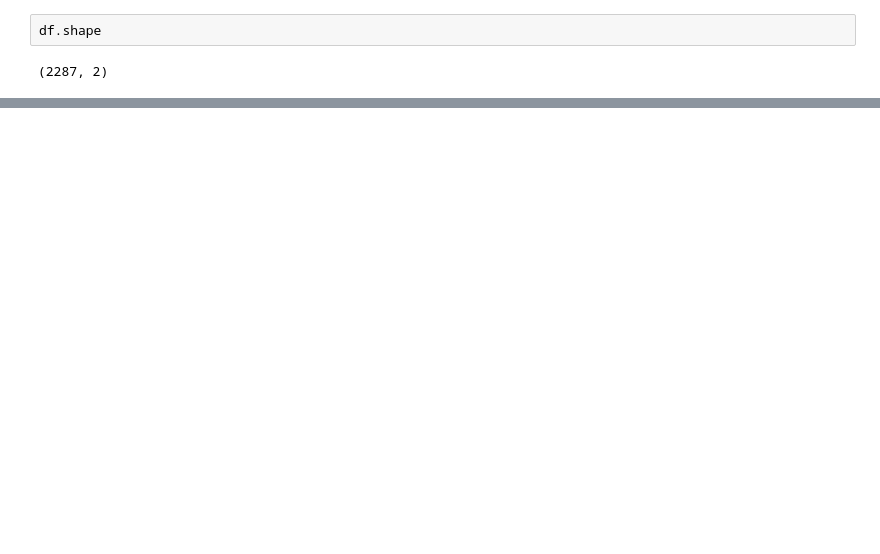
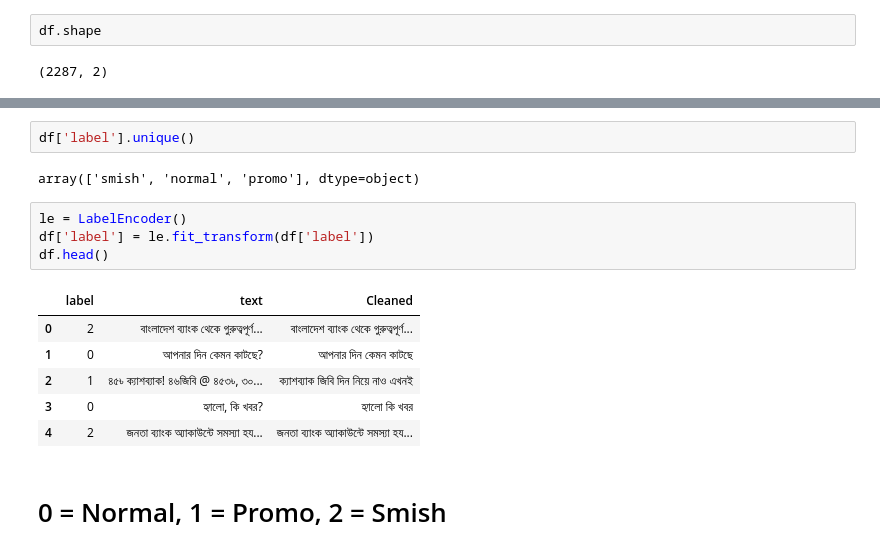
Before and after one commit to S4DIB/bengali-sms-fraud-detection-using-supervised-learning, a Jupyter notebook: Bengali Sms Fraud Detection.ipynb, the cells around one changed output, grey strips where cells are left out. Saved outputs shown, nothing was run; the diff lists cells and outputs as text; blank space fills up the shorter version.

```diff
--- a/Bengali Sms Fraud Detection.ipynb
+++ b/Bengali Sms Fraud Detection.ipynb
@@ -44,0 +85,17 @@ NameError: name 'df' is not defined
+# %%
+df['label'].unique()
+# %% [output]
+array(['smish', 'normal', 'promo'], dtype=object)
+# %%
+le = LabelEncoder()
+df['label'] = le.fit_transform(df['label'])
+df.head()
+# %% [output]
+|  | label | text | Cleaned |
+| 0 | 2 | বাংলাদেশ ব্যাংক থেকে গুরুত্বপূর্ণ... | বাংলাদেশ ব্যাংক থেকে গুরুত্বপূর্ণ... |
+| 1 | 0 | আপনার দিন কেমন কাটছে? | আপনার দিন কেমন কাটছে |
+| 2 | 1 | ৪৫৳ ক্যাশব্যাক! ৪৬জিবি @ ৪৫৩৳, ৩০... | ক্যাশব্যাক জিবি দিন নিয়ে নাও এখনই |
+| 3 | 0 | হ্যালো, কি খবর? | হ্যালো কি খবর |
+| 4 | 2 | জনতা ব্যাংক অ্যাকাউন্টে সমস্যা হয... | জনতা ব্যাংক অ্যাকাউন্টে সমস্যা হয... |
+# %% [markdown]
+# 0 = Normal, 1 = Promo, 2 = Smish
```
Also changed, not shown: parts of 14 cells of this notebook.
